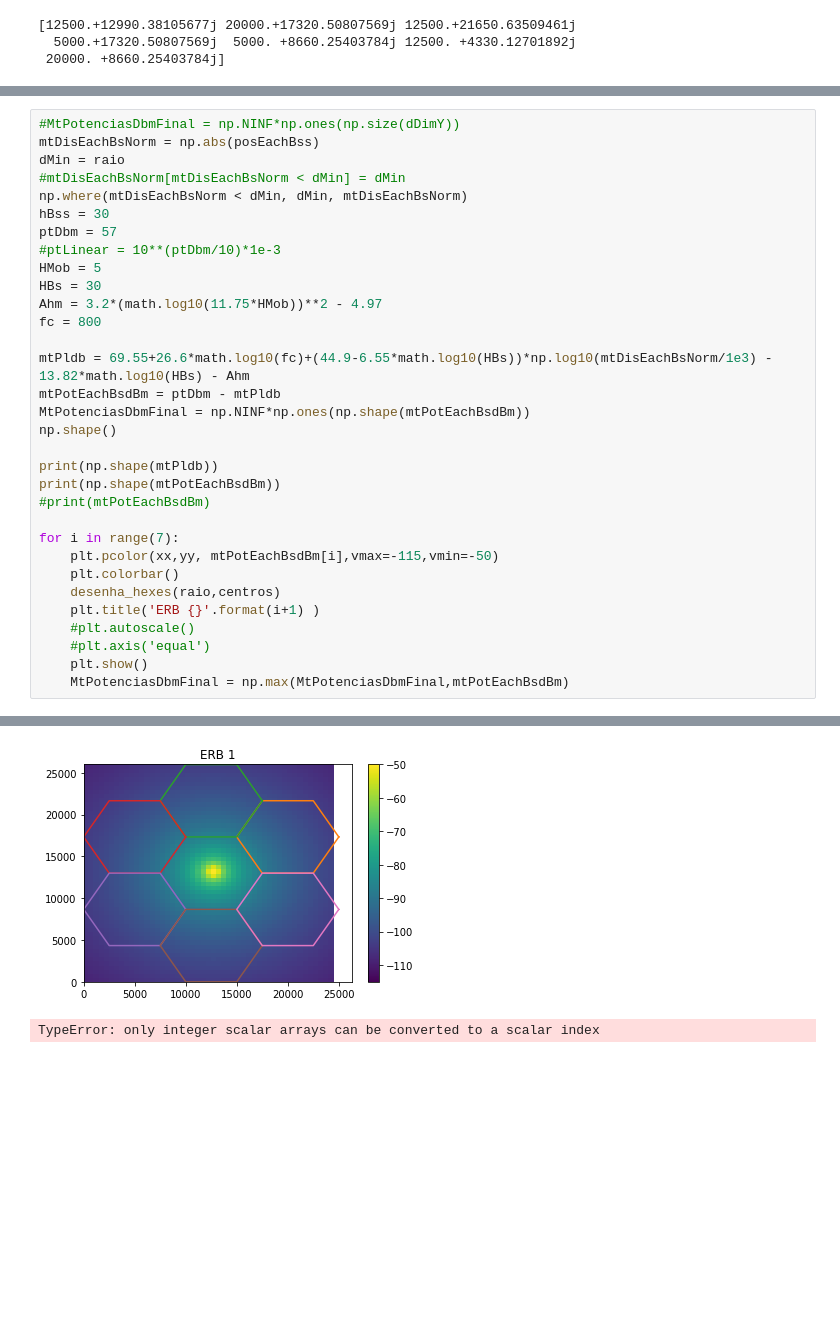
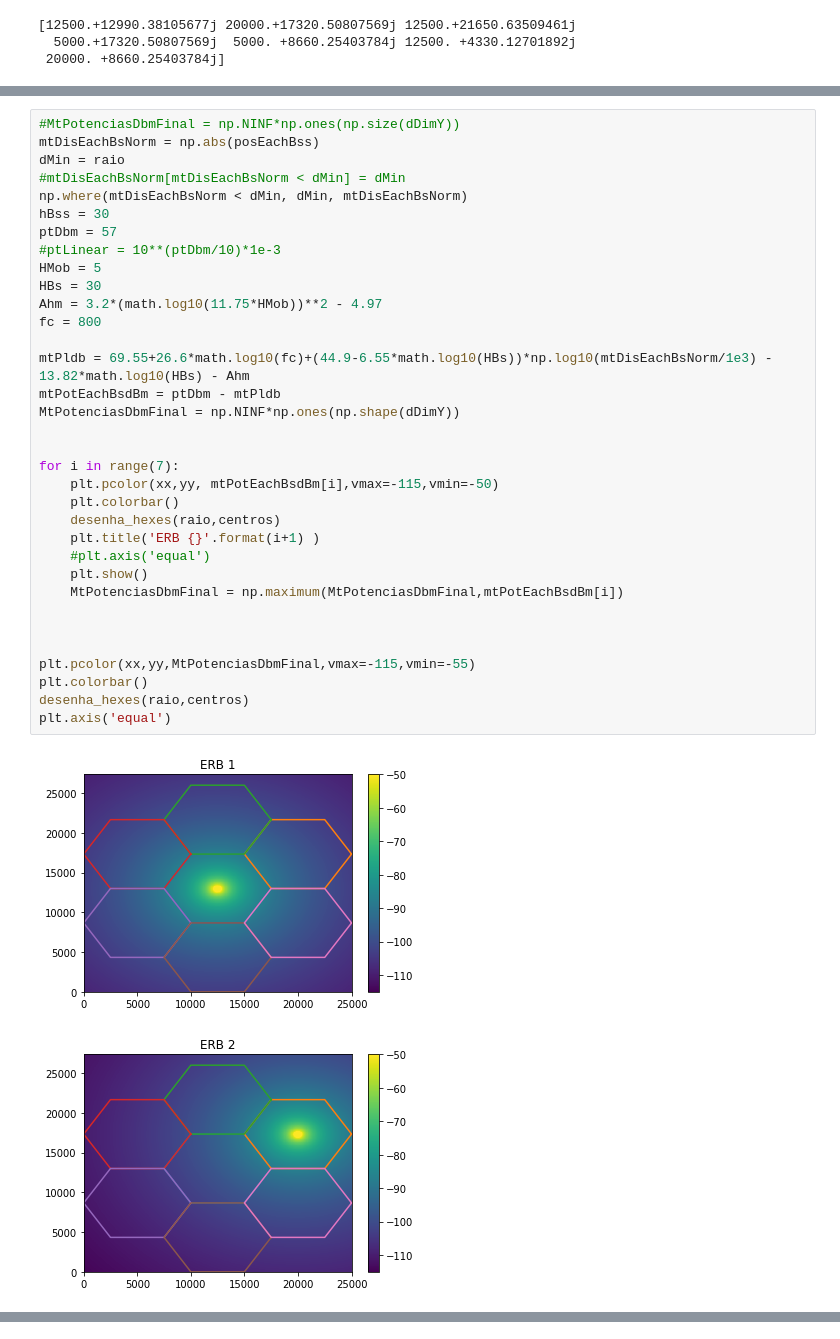
Before and after one commit to ayuribessa/DCO1020-Comu.moveis, a Jupyter notebook: Untitled.ipynb, the cells around one changed output, grey strips where cells are left out. Drawn from its saved outputs; the diff is of its cells as text; blank space fills up the shorter version.

```diff
--- a/Untitled.ipynb
+++ b/Untitled.ipynb
@@ -288,33 +144,37 @@ for i in range(7):
 # %%
 #MtPotenciasDbmFinal = np.NINF*np.ones(np.size(dDimY))
 mtDisEachBsNorm = np.abs(posEachBss)
 dMin = raio
 #mtDisEachBsNorm[mtDisEachBsNorm < dMin] = dMin
 np.where(mtDisEachBsNorm < dMin, dMin, mtDisEachBsNorm)
 hBss = 30
 ptDbm = 57
 #ptLinear = 10**(ptDbm/10)*1e-3
 HMob = 5
 HBs = 30
 Ahm = 3.2*(math.log10(11.75*HMob))**2 - 4.97
 fc = 800
 
 mtPldb = 69.55+26.6*math.log10(fc)+(44.9-6.55*math.log10(HBs))*np.log10(mtDisEachBsNorm/1e3) - 13.82*math.log10(HBs) - Ahm
 mtPotEachBsdBm = ptDbm - mtPldb
-MtPotenciasDbmFinal = np.NINF*np.ones(np.shape(mtPotEachBsdBm))
-np.shape()
+MtPotenciasDbmFinal = np.NINF*np.ones(np.shape(dDimY))
 
-print(np.shape(mtPldb))
-print(np.shape(mtPotEachBsdBm))
-#print(mtPotEachBsdBm)
 
 for i in range(7):
     plt.pcolor(xx,yy, mtPotEachBsdBm[i],vmax=-115,vmin=-50)
     plt.colorbar()
     desenha_hexes(raio,centros)
     plt.title('ERB {}'.format(i+1) )
-    #plt.autoscale()
     #plt.axis('equal')
     plt.show()
-    MtPotenciasDbmFinal = np.max(MtPotenciasDbmFinal,mtPotEachBsdBm)
+    MtPotenciasDbmFinal = np.maximum(MtPotenciasDbmFinal,mtPotEachBsdBm[i])
+
+
+
+plt.pcolor(xx,yy,MtPotenciasDbmFinal,vmax=-115,vmin=-55)
+plt.colorbar()
+desenha_hexes(raio,centros)
+plt.axis('equal')
 # %% [output]
+[figure, new version]
+[figure, added]
@@ -338,2 +186,0 @@ for i in range(7):
-[figure, old version]
-TypeError: only integer scalar arrays can be converted to a scalar index
```
Also changed, not shown: parts of 6 cells of this notebook, 1 other file.
